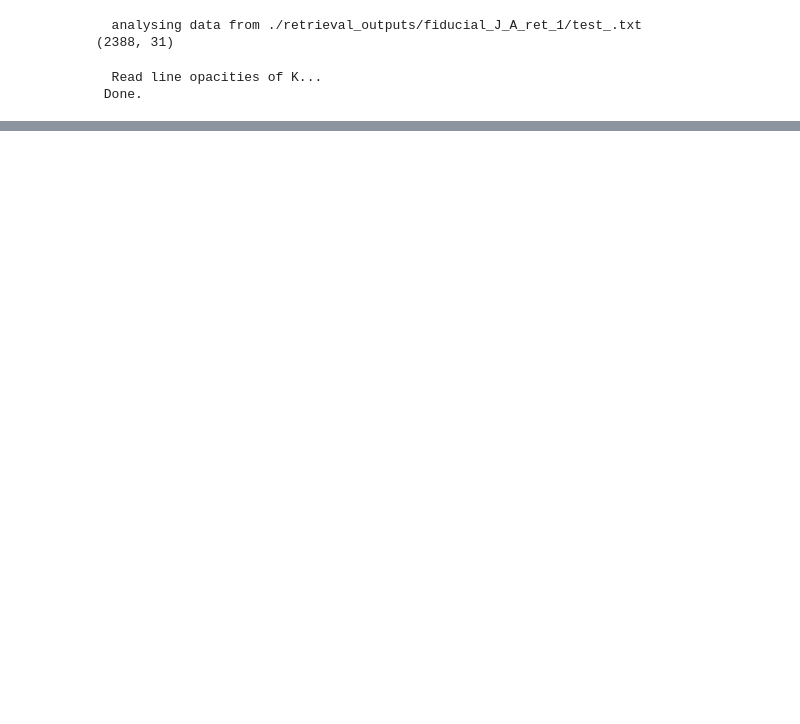
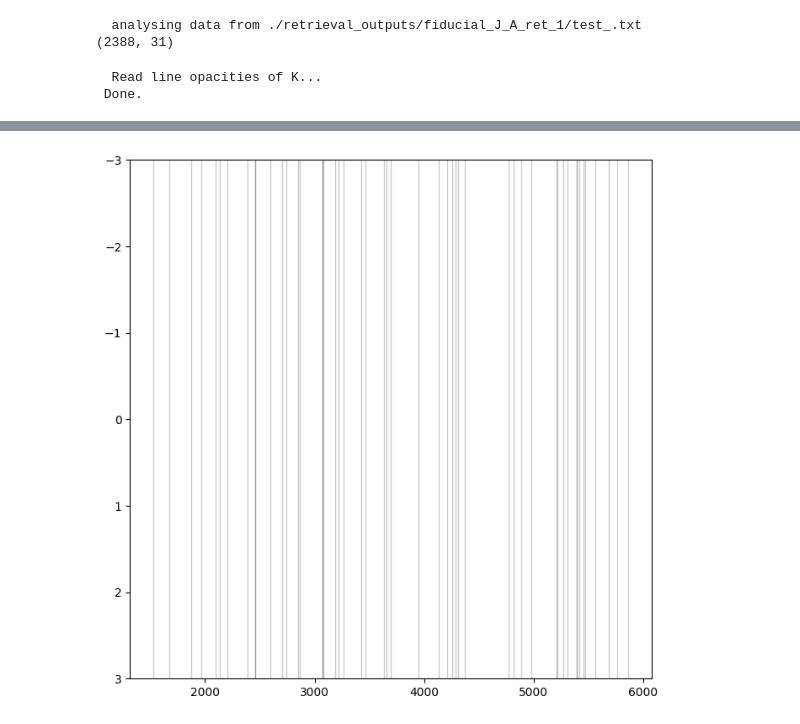
Before and after one commit to samderegt/retrieval_base, a Jupyter notebook: Luhman_16/test.ipynb, the cells around one changed output, grey strips where cells are left out. Drawn from its saved outputs; the diff is of its cells as text; code cells hidden in the pictures; blank space fills up the shorter version.

```diff
--- a/Luhman_16/test.ipynb
+++ b/Luhman_16/test.ipynb
@@ -276,0 +477,12 @@ plt.close()
+# %%
+plt.figure(figsize=(8,8))
+for _ in range(50):
+    T_bottom = np.random.uniform(1500,6000)
+    dlnT_dlnP = np.zeros(6)
+
+    T = temperature(T_bottom, dlnT_dlnP)
+    plt.plot(T, np.linspace(3,-3,1000), c='k', lw=1, alpha=0.2)
+plt.ylim(3,-3)
+plt.show()
+# %% [output]
+[figure, added]
```
Also changed, not shown: parts of 10 cells of this notebook, 9 other files.
